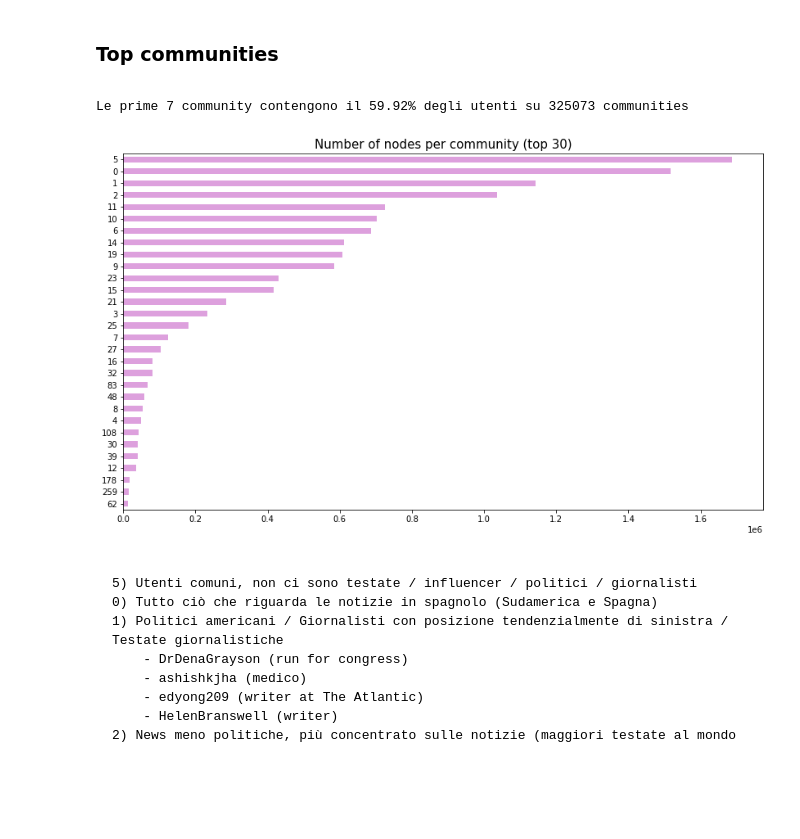
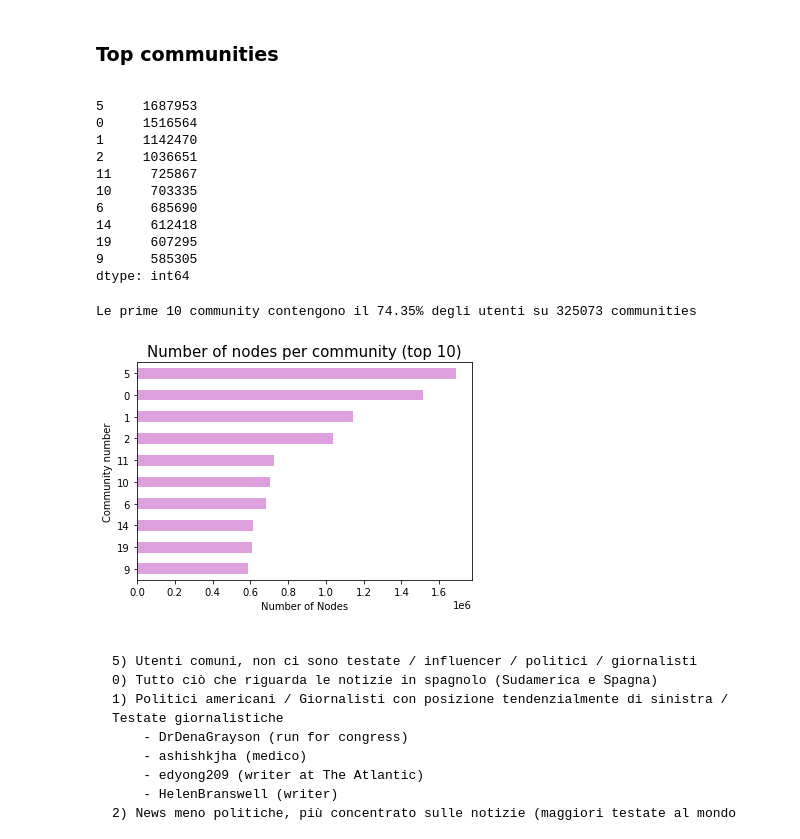
Before and after one commit to gi-ux/BachelorProject, a Jupyter notebook: notebook/Retweet_Network.ipynb, the cells around one changed output. Saved outputs shown, nothing was run; the diff lists cells and outputs as text; code cells hidden in the pictures; blank space fills up the shorter version.

```diff
--- a/notebook/Retweet_Network.ipynb
+++ b/notebook/Retweet_Network.ipynb
@@ -301,6 +329,20 @@ Name: HelenBranswell, Community: 1
 # %% [markdown]
 ### Top communities
 <a id="top_comm"/>
+# %%
+val[:10]
+# %% [output]
+5     1687953
+0     1516564
+1     1142470
+2     1036651
+11     725867
+10     703335
+6      685690
+14     612418
+19     607295
+9      585305
+dtype: int64
 # %%
 communities = []
 for i in louvain:
@@ -309,19 +351,22 @@ val = pd.Series(communities).value_counts().sort_values(ascending=False)
 # %%
 total = 0
 total2 = 0
-for i in val[:7]:
+for i in val[:10]:
     total = total + i
-print(f"Le prime 7 community contengono il {round(total/len(louvain)*100,2)}% degli utenti su {len(pd.Series(communities).unique())} communities")
+print(f"Le prime 10 community contengono il {round(total/len(louvain)*100,2)}% degli utenti su {len(pd.Series(communities).unique())} communities")
 # %% [output]
-Le prime 7 community contengono il 59.92% degli utenti su 325073 communities
+Le prime 10 community contengono il 74.35% degli utenti su 325073 communities
 # %%
-fig = plt.figure(figsize=(14, 8))
-ax = val[:30].plot(kind='barh', color='plum', fig=(14,14)) #orange #lightseagreen
-ax.set_title('Number of nodes per community (top 30)', fontsize=15)
+fig = plt.figure() #figsize=(14, 8)
+ax = val[:10].plot(kind='barh', color='plum', fig=(14,14)) #orange #lightseagreen
+ax.set_title('Number of nodes per community (top 10)', fontsize=15)
 ax.invert_yaxis()
+ax.set_ylabel("Community number")
+ax.set_xlabel("Number of Nodes")
+
 plt.show()
 # %% [output]
-[figure, old version]
+[figure, new version]
 # %% [markdown]
 <p>
 
```
Also changed, not shown: parts of 5 cells of this notebook, 13 other files.
